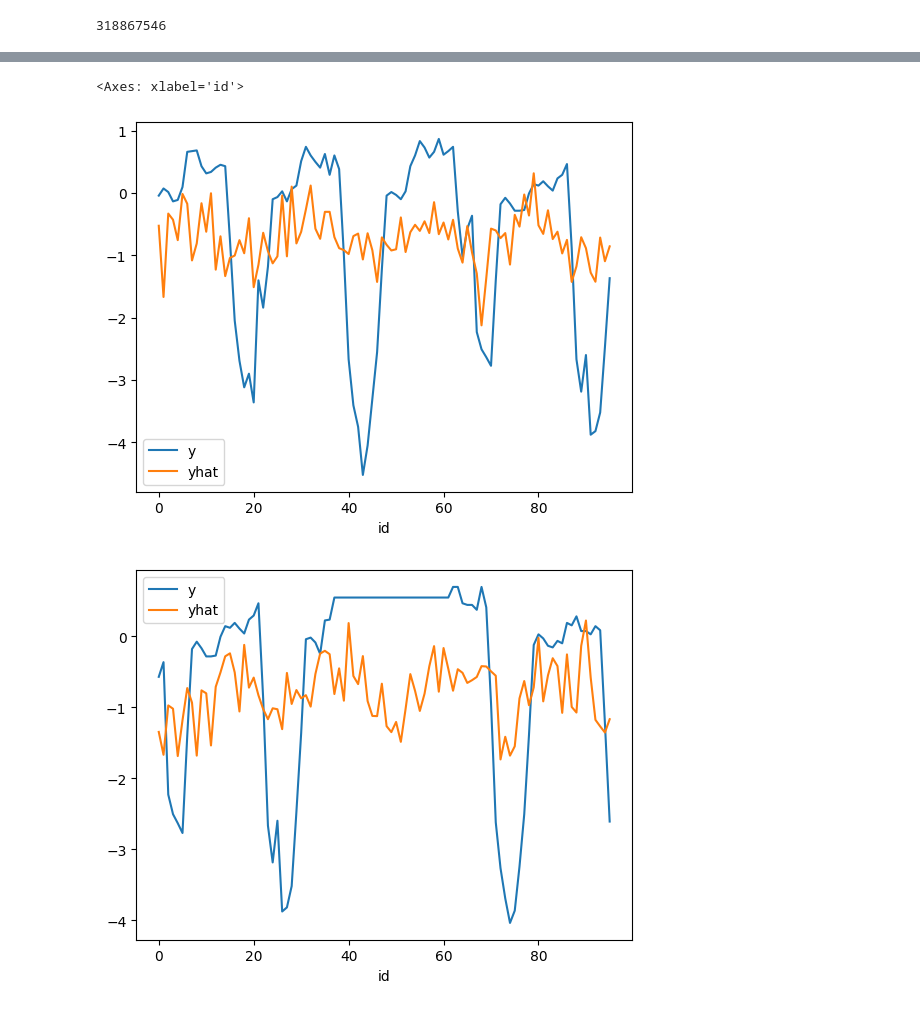
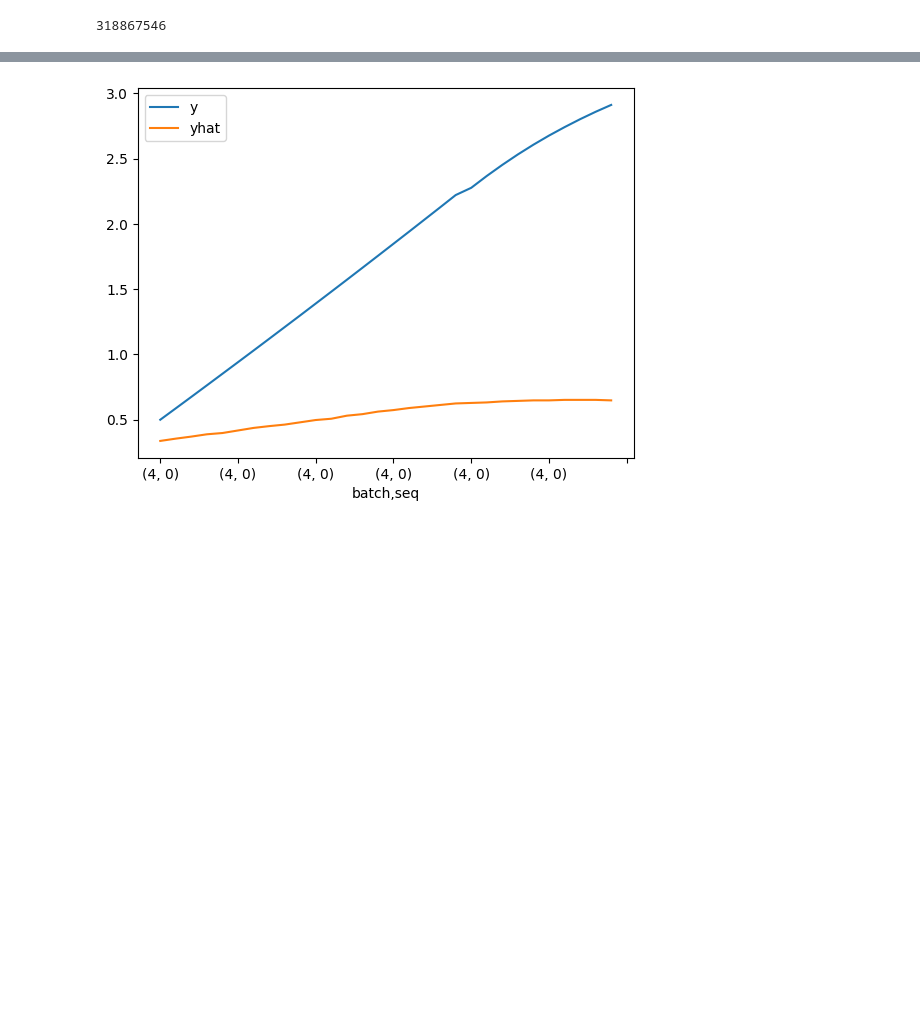
Before and after one commit to Ralphson/BatteryGPT, a Jupyter notebook: Time-LLM-main/ana_model_pred.ipynb, the cells around one changed output, grey strips where cells are left out. Cells and saved outputs as stored; diff of their text form; code cells hidden in the pictures; blank space fills up the shorter version.

```diff
--- a/Time-LLM-main/ana_model_pred.ipynb
+++ b/Time-LLM-main/ana_model_pred.ipynb
@@ -222,4 +224,5 @@ display(df)
 # %%
-df = pd.read_csv('./ana.csv')
-df
+df = pd.read_csv('./ana_model_pred.csv')
+df = df.set_index(['batch', 'seq'])
+df.index.unique()
 # %% [output]
@@ -239,3 +245,0 @@ df
-# %%
-df1 = df.set_index(['batch', 'seq', 'id'])
-df1.loc[(0,0), :].plot()
@@ -245,7 +246,5 @@ df1.loc[(0,0), :].plot()
-# %%
-df1.loc[(1,1), :].plot()
-df1.loc[(2,2), :].plot()
-# %% [output]
-<Axes: xlabel='id'>
-[figure, removed]
-[figure, removed]
+# %%
+df.loc[(4,0), ['y', 'yhat']].plot()
+plt.show()
+# %% [output]
+[figure, added]
```
Also changed, not shown: parts of 6 cells of this notebook, 3 other files.
